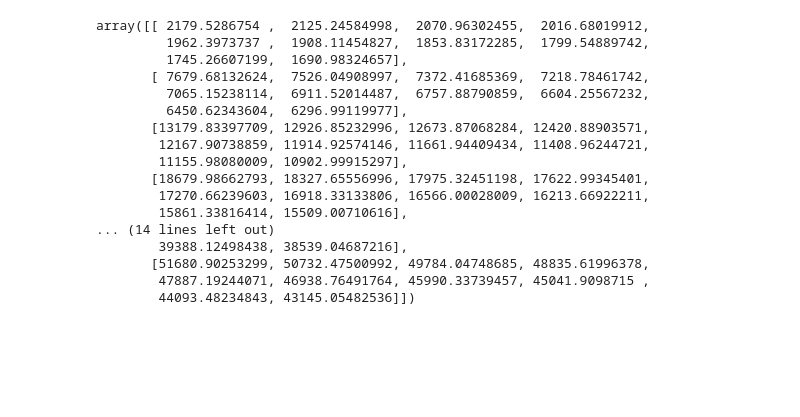
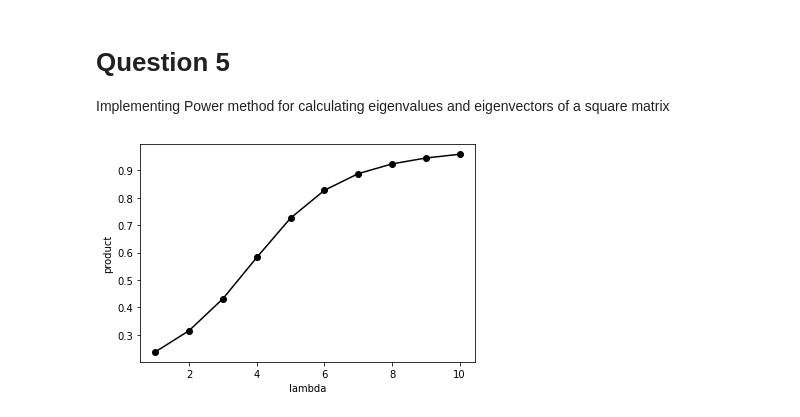
Before and after one commit to jaydbendre/STA243, a Jupyter notebook: homework-1.ipynb, the cells around one changed output. Cells and saved outputs as stored; diff of their text form; code cells hidden in the pictures; blank space fills up the shorter version.

```diff
--- a/homework-1.ipynb
+++ b/homework-1.ipynb
@@ -134,20 +124,49 @@ matrix([[ 2200,  2145,  2090,  2035,  1980,  1925,  1870,  1815,  1760,
-# %%
-randomized_matrix_mul(A,B,C = 1000)
-# %% [output]
-array([[ 2179.5286754 ,  2125.24584998,  2070.96302455,  2016.68019912,
-         1962.3973737 ,  1908.11454827,  1853.83172285,  1799.54889742,
-         1745.26607199,  1690.98324657],
-       [ 7679.68132624,  7526.04908997,  7372.41685369,  7218.78461742,
-         7065.15238114,  6911.52014487,  6757.88790859,  6604.25567232,
-         6450.62343604,  6296.99119977],
-       [13179.83397709, 12926.85232996, 12673.87068284, 12420.88903571,
-        12167.90738859, 11914.92574146, 11661.94409434, 11408.96244721,
-        11155.98080009, 10902.99915297],
-       [18679.98662793, 18327.65556996, 17975.32451198, 17622.99345401,
-        17270.66239603, 16918.33133806, 16566.00028009, 16213.66922211,
-        15861.33816414, 15509.00710616],
-... (14 lines left out)
-        39388.12498438, 38539.04687216],
-       [51680.90253299, 50732.47500992, 49784.04748685, 48835.61996378,
-        47887.19244071, 46938.76491764, 45990.33739457, 45041.9098715 ,
-        44093.48234843, 43145.05482536]])
+# %% [markdown]
+# Question 5
+Implementing Power method for calculating eigenvalues and eigenvectors of a square matrix
+# %%
+def power_iteration(A, v0, eps = 1e-6, maxiter=100):
+    """
+    Summary:
+    Function to implement the power iteration algorithm to find the eigenvector of the matrix A
+    Args:
+        A: np.array (d, d) = Matrix A for which the eigenvector is to be found
+        v0: np.array (d,) = unit vector to be used as the initial vector
+        eps: float  = Error tolerance
+        maxiter: int = Maximum number of iterations
+
+    Returns:
+        v: np.array (d,) = Eigenvector of A
+    """
+    for _ in range(maxiter):
+        # Calculating the dot product of the matrix A and the current vector
+        v = A @ v0
+        # Normalizing the vector
+        v = v/np.linalg.norm(v,2)
+        # Checking for the convergence
+        if np.linalg.norm(v - v0, 2) < eps:
+            return v
+        # Updating the current vector
+        v0 = v
+
+    return v
+# %%
+# Implementing the driver code given in the power_sim.py file
+np.random.seed(2022)
+E = np.random.normal(size=(10,10))
+v = np.array([1]+[0]*9)
+lams = np.arange(1, 11)
+prods = []
+for lam in lams:
+    X = lam*np.outer(v,v) + E
+    v0 = np.ones(10)
+    v0 = v0/np.linalg.norm(v0,2)
+    vv = power_iteration(X, v0)
+    prods.append(np.abs(v @ vv))
+
+plt.plot(lams, prods, '-ok')
+plt.xlabel('lambda')
+plt.ylabel('product')
+plt.show()
+# %% [output]
+[figure, added]
```
Also changed, not shown: parts of 14 cells of this notebook, 3 other files.
